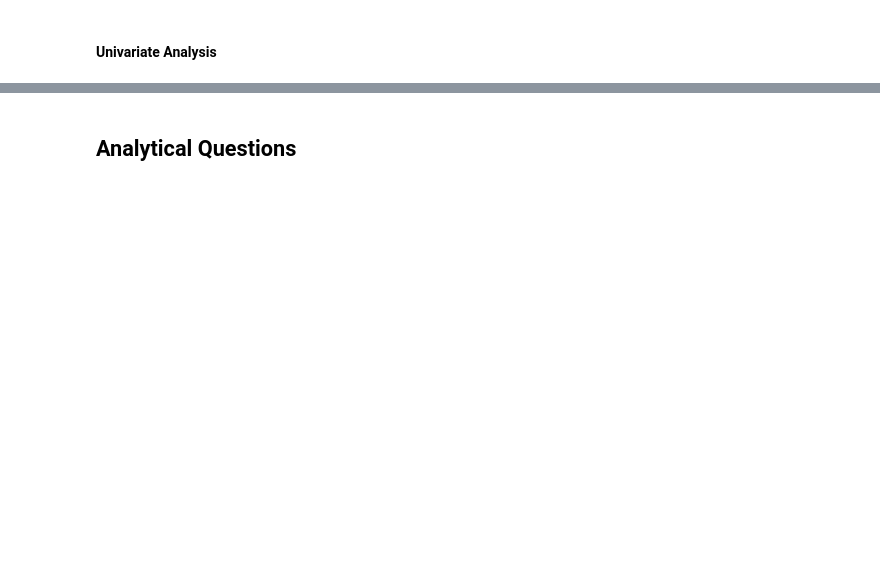
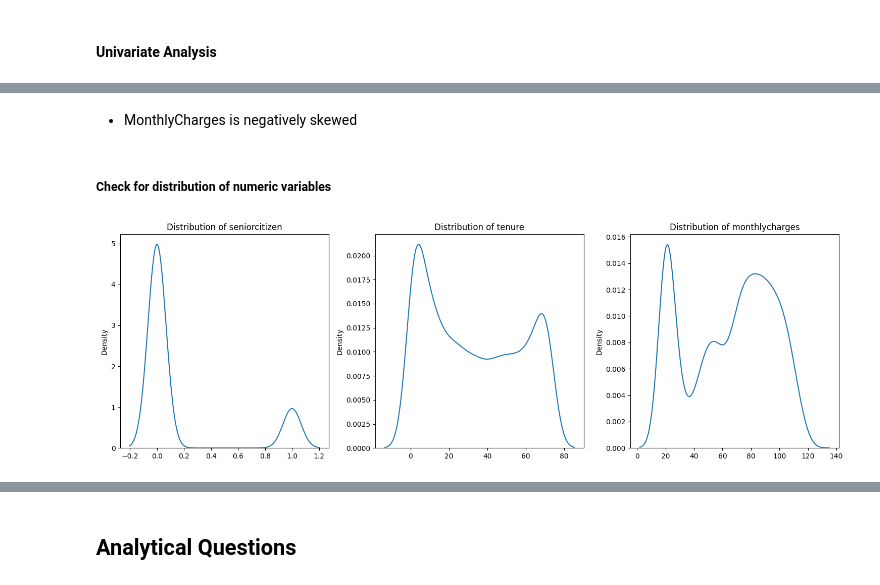
Before and after one commit to ZawadiLMG/Customer-Churn-Prediction, a Jupyter notebook: Notebooks/churn.ipynb, the cells around one changed output, grey strips where cells are left out. Drawn from its saved outputs; the diff is of its cells as text; code cells hidden in the pictures; blank space fills up the shorter version.

```diff
--- a/Notebooks/churn.ipynb
+++ b/Notebooks/churn.ipynb
@@ -386,0 +468,19 @@ memory usage: 788.1+ KB
+# %% [markdown]
+- MonthlyCharges is negatively skewed
+# %% [markdown]
+##### Check for distribution of numeric variables
+# %%
+def distribution_plots(df):
+    numeric_columns = df.select_dtypes(include='number').columns
+    num_plots = len(numeric_columns)
+    fig, axes = plt.subplots(1, min(num_plots, 3), figsize=(15, 5))
+    for i, column in enumerate(numeric_columns[:3]):  # Limit to a maximum of 3 plots
+        sns.kdeplot(data=df, x=column, ax=axes[i])
+        axes[i].set_title(f"Distribution of {column}")
+        axes[i].set_xlabel("")
+    plt.tight_layout()
+    plt.show()
+
+distribution_plots(training_data)
+# %% [output]
+[figure, added]
```
Also changed, not shown: parts of 155 cells of this notebook, 1 other file.
